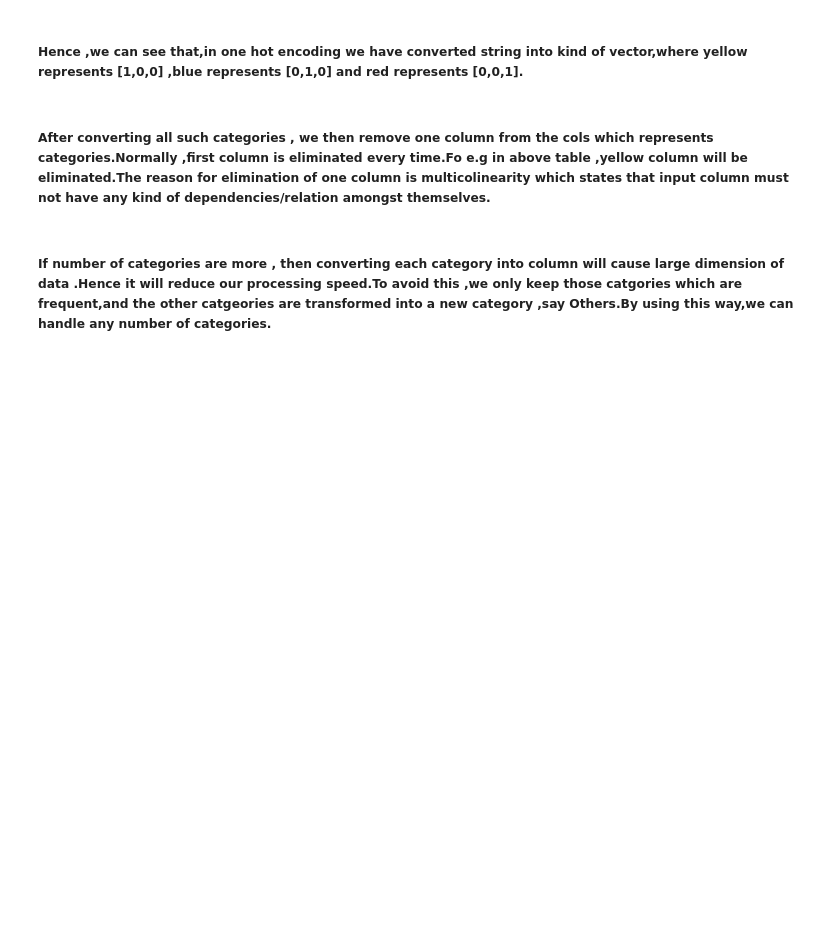
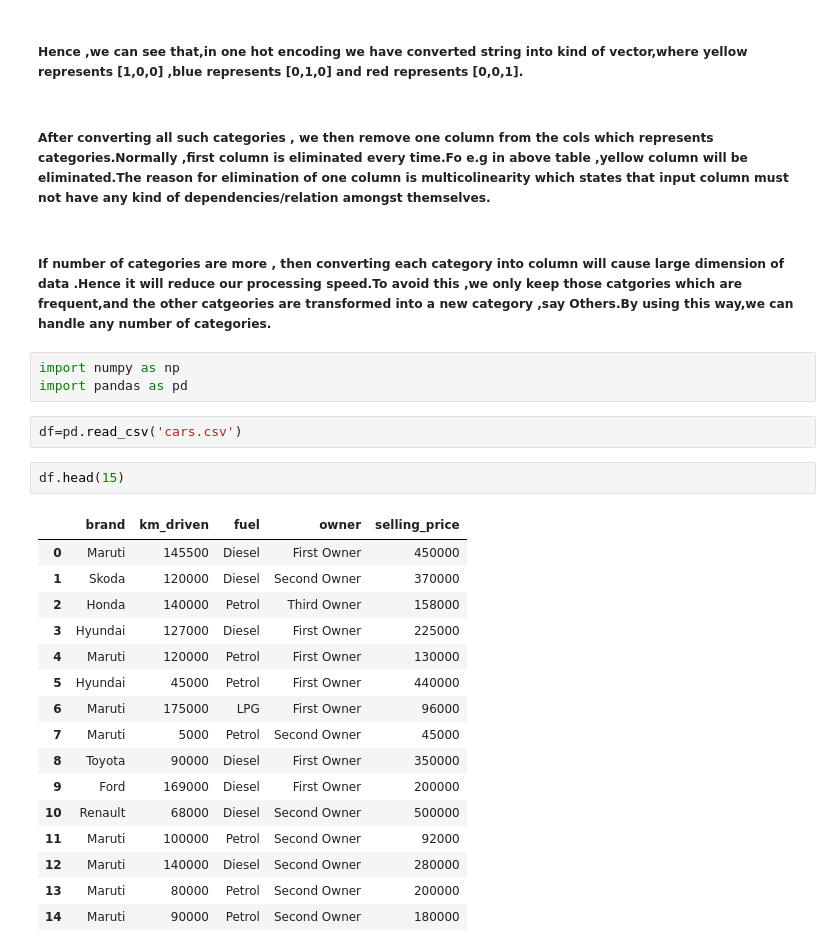
Before and after one commit to Shreyasb1015/Machine-Learning, a Jupyter notebook: encoding-categoricalData/onehot-encoding.ipynb, the cells around one changed output. Cells and saved outputs as stored; diff of their text form; blank space fills up the shorter version.

```diff
--- a/encoding-categoricalData/onehot-encoding.ipynb
+++ b/encoding-categoricalData/onehot-encoding.ipynb
@@ -16,3 +16,27 @@ plt.imshow(img)
 ##### After converting all such categories , we then remove one column from the cols which represents categories.Normally ,first column is eliminated every time.Fo e.g in above table ,yellow column will be eliminated.The reason for elimination of one column is multicolinearity which states that input column must not have any kind of dependencies/relation amongst themselves.
 # %% [markdown]
 ##### If number of categories are more , then converting each category into column will cause large dimension of data .Hence it will reduce our processing speed.To avoid this ,we only keep those catgories which are frequent,and the other catgeories are transformed into a new category ,say Others.By using this way,we can handle any number of categories.
+# %%
+import numpy as np
+import pandas as pd
+# %%
+df=pd.read_csv('cars.csv')
+# %%
+df.head(15)
+# %% [output]
+|  | brand | km_driven | fuel | owner | selling_price |
+| 0 | Maruti | 145500 | Diesel | First Owner | 450000 |
+| 1 | Skoda | 120000 | Diesel | Second Owner | 370000 |
+| 2 | Honda | 140000 | Petrol | Third Owner | 158000 |
+| 3 | Hyundai | 127000 | Diesel | First Owner | 225000 |
+| 4 | Maruti | 120000 | Petrol | First Owner | 130000 |
+| 5 | Hyundai | 45000 | Petrol | First Owner | 440000 |
+| 6 | Maruti | 175000 | LPG | First Owner | 96000 |
+| 7 | Maruti | 5000 | Petrol | Second Owner | 45000 |
+| 8 | Toyota | 90000 | Diesel | First Owner | 350000 |
+| 9 | Ford | 169000 | Diesel | First Owner | 200000 |
+| 10 | Renault | 68000 | Diesel | Second Owner | 500000 |
+| 11 | Maruti | 100000 | Petrol | Second Owner | 92000 |
+| 12 | Maruti | 140000 | Diesel | Second Owner | 280000 |
+| 13 | Maruti | 80000 | Petrol | Second Owner | 200000 |
+| 14 | Maruti | 90000 | Petrol | Second Owner | 180000 |
```
